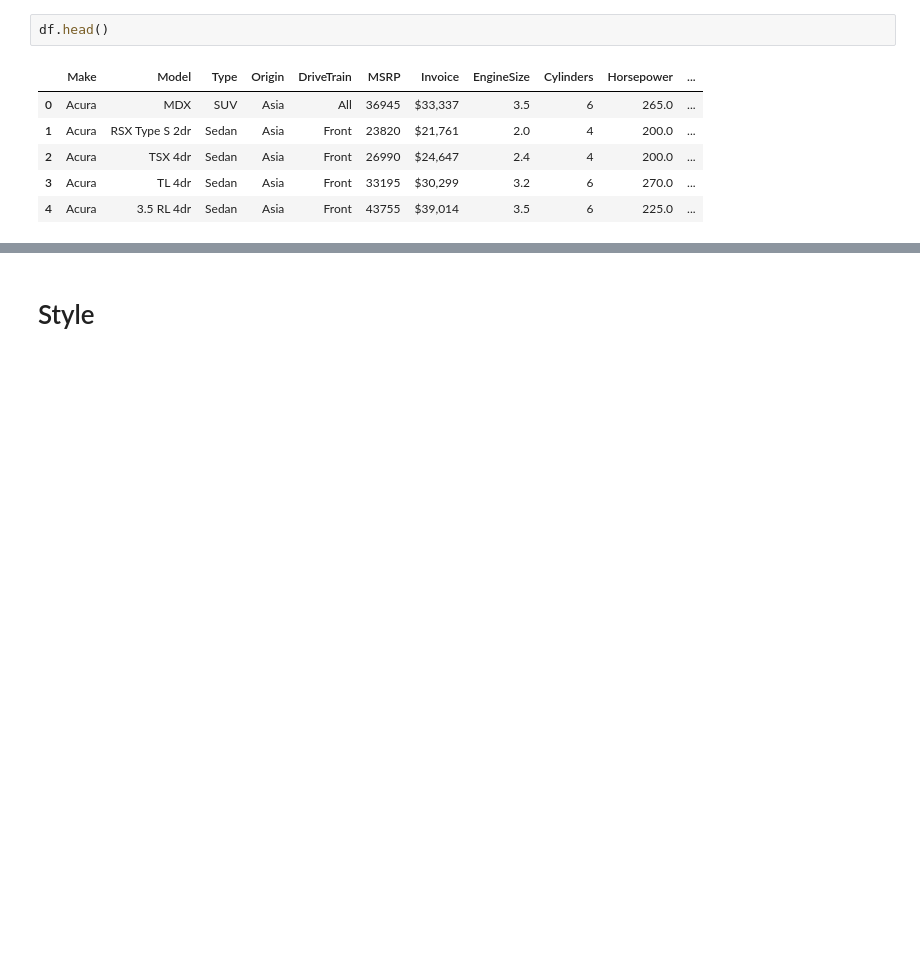
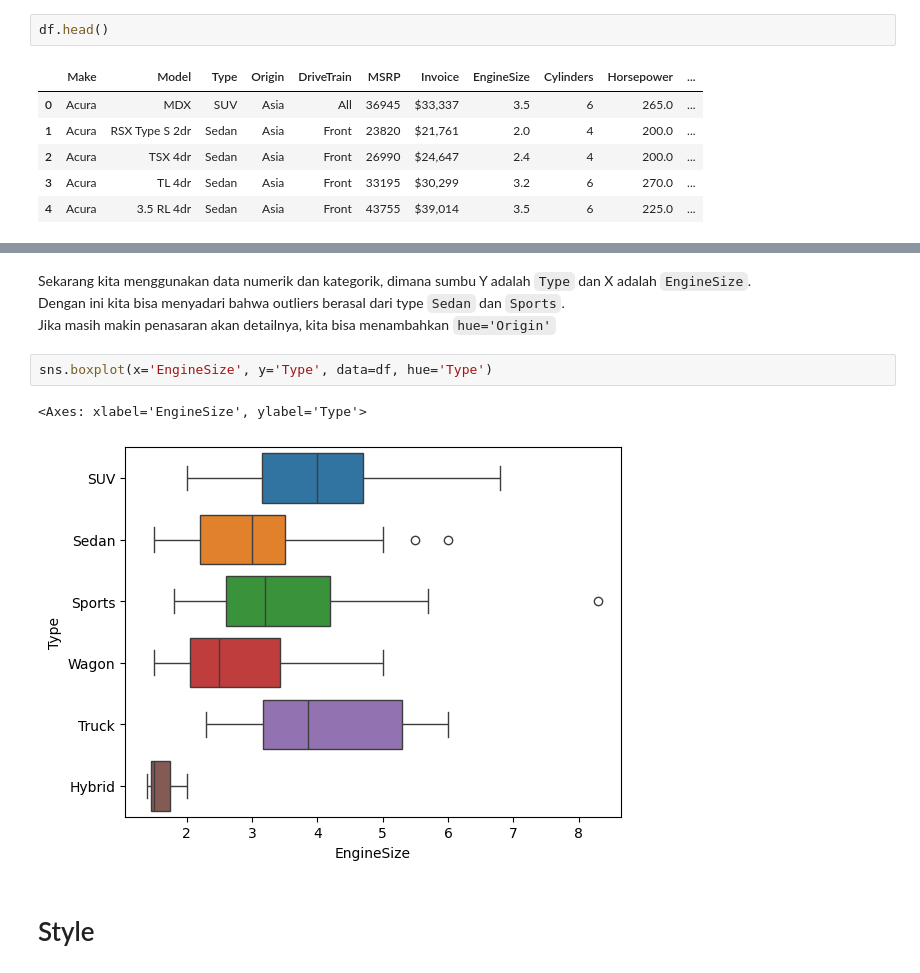
Before and after one commit to samuelnaibaho2005/Seaborn-Learning-Beginner, a Jupyter notebook: main.ipynb, the cells around one changed output, grey strips where cells are left out. Drawn from its saved outputs; the diff is of its cells as text; blank space fills up the shorter version.

```diff
--- a/main.ipynb
+++ b/main.ipynb
@@ -254,3 +269,10 @@ df.head()
+# %% [markdown]
+Sekarang kita menggunakan data numerik dan kategorik, dimana sumbu Y adalah `Type` dan X adalah `EngineSize`.<br>Dengan ini kita bisa menyadari bahwa outliers berasal dari type `Sedan` dan `Sports`.<br> Jika masih makin penasaran akan detailnya, kita bisa menambahkan `hue='Origin'`
+# %%
+sns.boxplot(x='EngineSize', y='Type', data=df, hue='Type')
+# %% [output]
+<Axes: xlabel='EngineSize', ylabel='Type'>
+[figure, added]
 # %% [markdown]
 # Style
 # %% [markdown]
```
Also changed, not shown: parts of 5 cells of this notebook, 1 other file.
